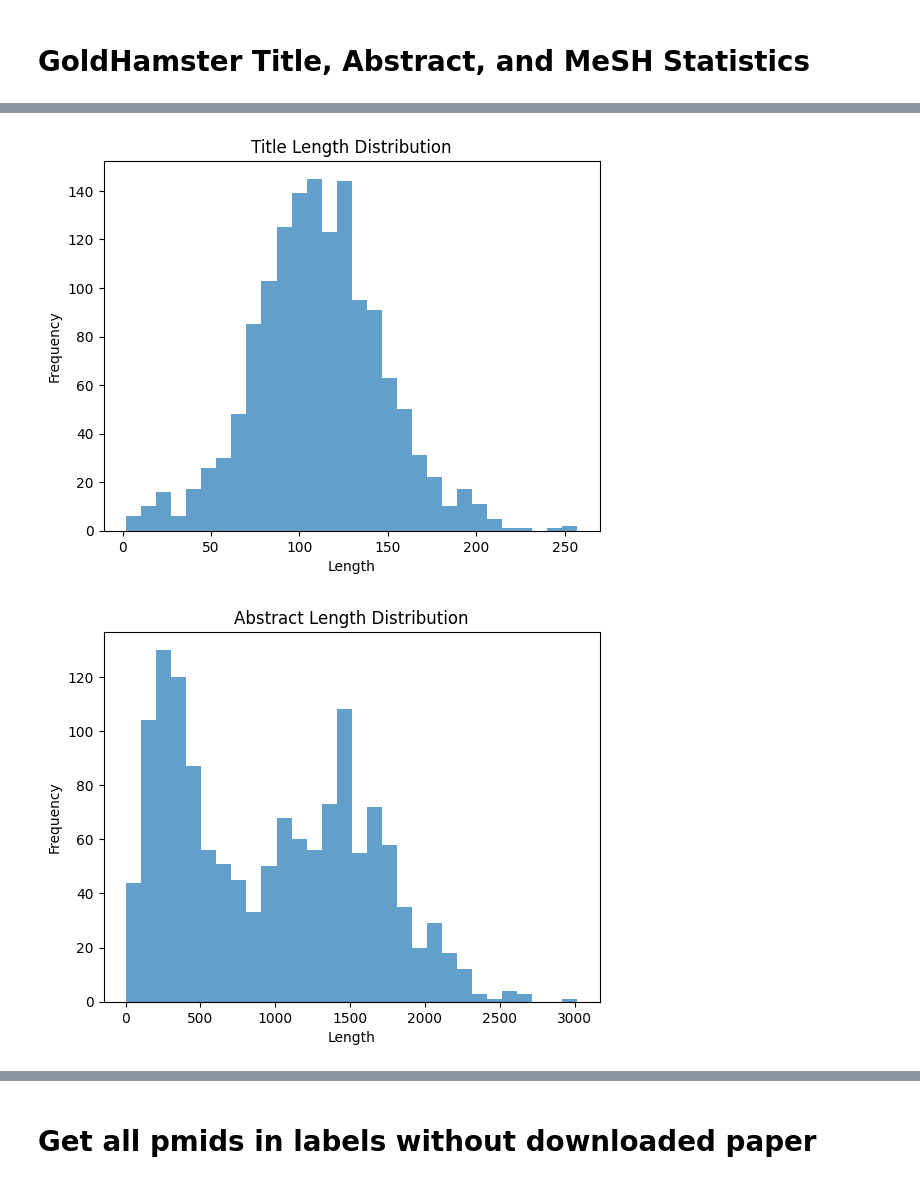
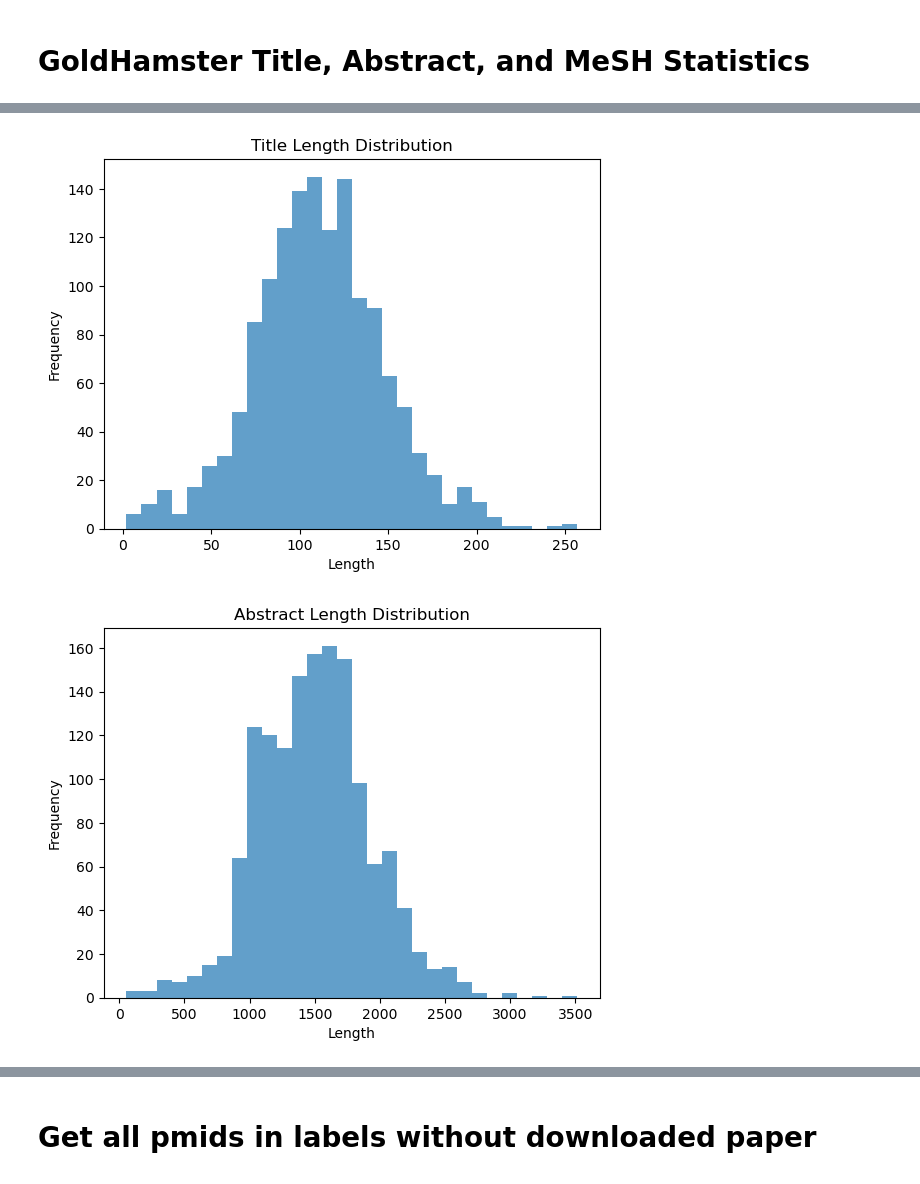
Before and after one commit to magnetilo/3r-monitoring, a Jupyter notebook: notebooks/01_goldhamster_corpus_stats.ipynb, the cells around one changed output, grey strips where cells are left out. Saved outputs shown, nothing was run; the diff lists cells and outputs as text; code cells hidden in the pictures.

```diff
--- a/notebooks/01_goldhamster_corpus_stats.ipynb
+++ b/notebooks/01_goldhamster_corpus_stats.ipynb
@@ -59,7 +59,9 @@ invertebrate: 212
 # %% [markdown]
 # GoldHamster Title, Abstract, and MeSH Statistics
 # %%
-PAPERS_DIR = Path("../data/goldhamster/papers")
+import json
+
+PAPERS_DIR = Path("../data/goldhamster/docs")
 
 # Function to analyze paper metadata files
 def analyze_papers(papers_dir):
@@ -67,11 +69,11 @@ def analyze_papers(papers_dir):
              "abstracts": {"N/A": 0, "empty": 0, "valid": 0, "lengths": []},
              "mesh_terms": {"N/A": 0, "empty": 0, "valid": 0, "lengths": []}}
 
-    for file in papers_dir.glob("*.txt"):
-        text = file.read_text()
-        title = text.split("Title: ")[1].split("\n")[0]
-        abstract = text.split("Abstract: ")[1].split("\n")[0]
-        mesh = text.split("MeSH Terms: ")[1].split("\n")[0]
+    for file in papers_dir.glob("*.json"):
+        doc_dict = json.loads(file.read_text())
+        title = doc_dict.get("title", "N/A")
+        abstract = doc_dict.get("abstract", "N/A")
+        mesh = doc_dict.get("mesh_terms", "N/A")
 
         # Analyze titles
         if title == "N/A":
@@ -147,2 +149,2 @@ Mesh_terms:
-[figure, old version]
+[figure, new version]
-[figure, old version]
+[figure, new version]
```
Also changed, not shown: parts of 4 cells of this notebook, 14 other files.
